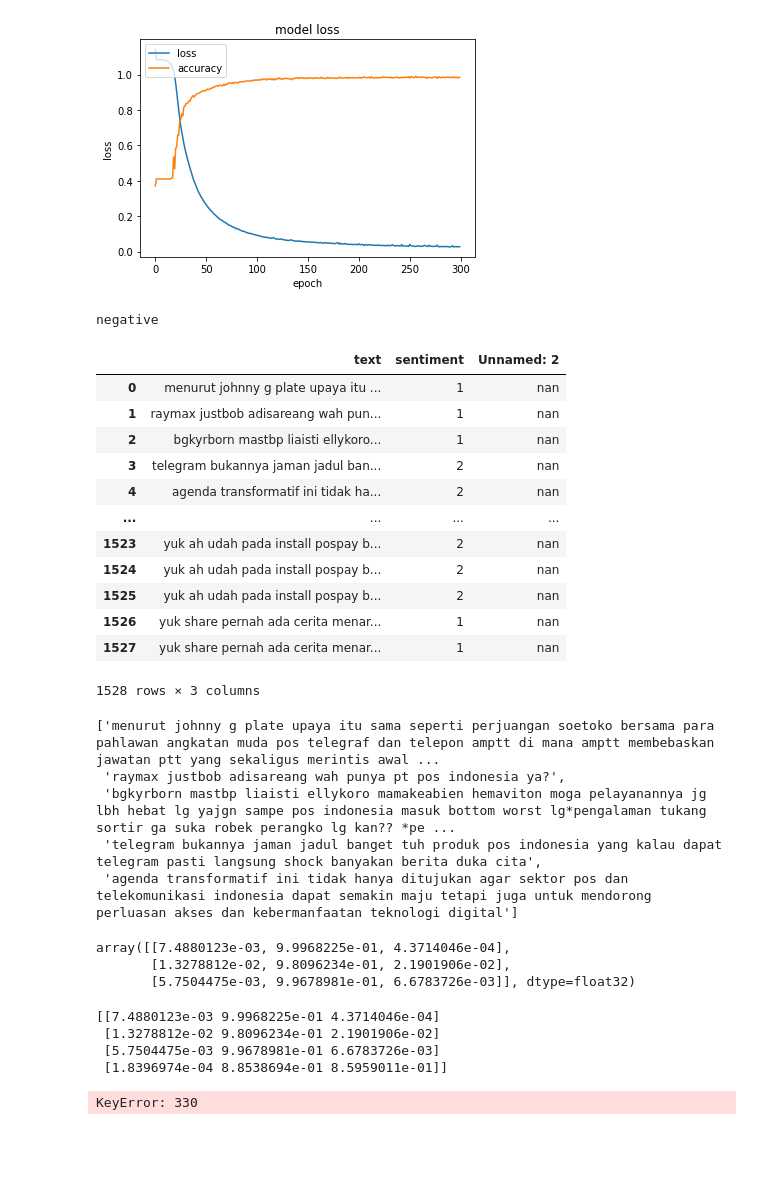
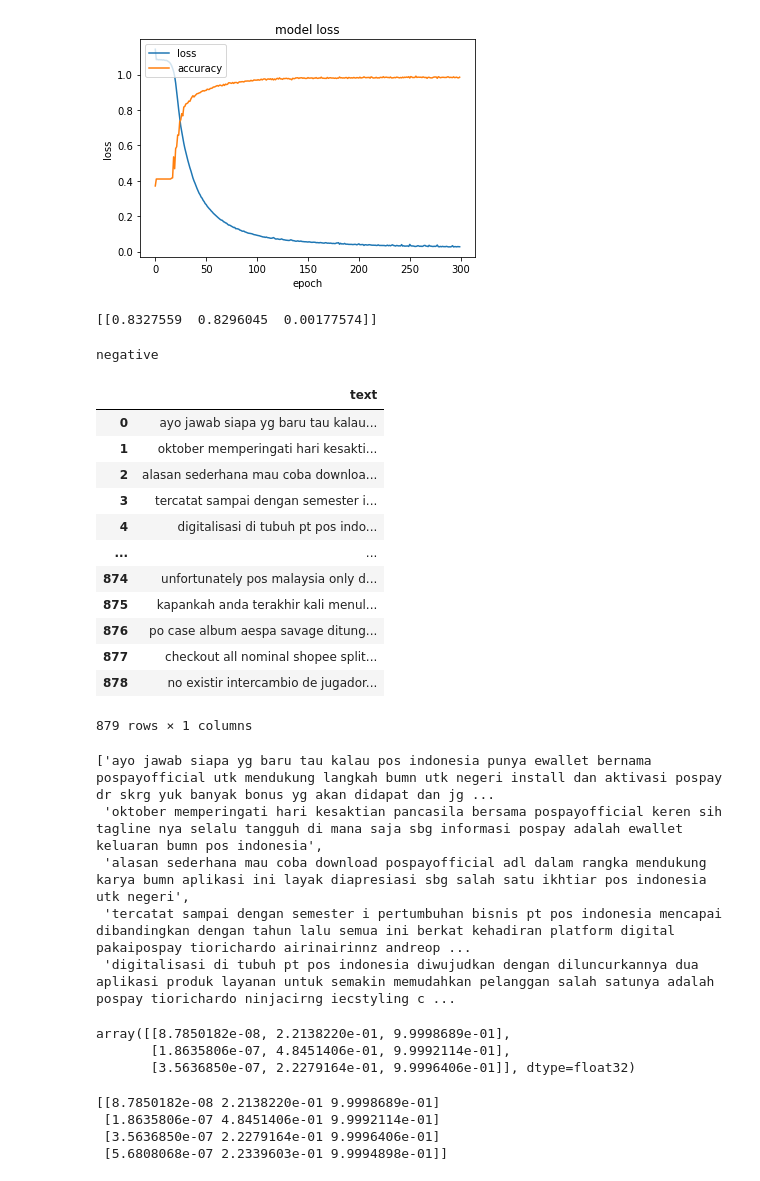
Before and after one commit to dwissaaj/DeepLearning_Sentiment_Analysis, a Jupyter notebook: DL.ipynb, the cells around one changed output. Cells and saved outputs as stored; diff of their text form; code cells hidden in the pictures; blank space fills up the shorter version.

```diff
--- a/DL.ipynb
+++ b/DL.ipynb
@@ -161,6 +161,9 @@ sentence = ["kurir pos lama"]
 sequences = tokenizer.texts_to_sequences(sentence)
 padded = pad_sequences(sequences,maxlen=max_length,padding=padding_type,truncating=trunc_type)
 predic2 = model.predict(padded)
+print(predic2)
+# %% [output]
+[[0.8327559  0.8296045  0.00177574]]
 # %%
 import numpy as np
 y_label = {0:"negative",1:"neutral",2:"positive"}
@@ -169,54 +172,53 @@ print(y_label[np.argmax(prediction)])
 # %% [output]
 negative
 # %%
-data_predict = pd.read_excel("data done 1.xlsx")
-data_predict = df.astype(str).apply(lambda x: x.str.encode('ascii', 'ignore').str.decode('ascii'))
+data_predict = pd.read_excel("data clear.xlsx")
+data_predict = data_predict.astype(str).apply(lambda x: x.str.encode('ascii', 'ignore').str.decode('ascii'))
 data_predict.head()
 data_predict = data_predict.dropna()
 data_predict.isna().sum()
 data_predict
 # %% [output]
-|  | text | sentiment | Unnamed: 2 |
-| 0 | menurut johnny g plate upaya itu ... | 1 | nan |
-| 1 | raymax justbob adisareang wah pun... | 1 | nan |
-| 2 | bgkyrborn mastbp liaisti ellykoro... | 1 | nan |
-| 3 | telegram bukannya jaman jadul ban... | 2 | nan |
-| 4 | agenda transformatif ini tidak ha... | 2 | nan |
-| ... | ... | ... | ... |
-| 1523 | yuk ah udah pada install pospay b... | 2 | nan |
-| 1524 | yuk ah udah pada install pospay b... | 2 | nan |
-| 1525 | yuk ah udah pada install pospay b... | 2 | nan |
-| 1526 | yuk share pernah ada cerita menar... | 1 | nan |
-| 1527 | yuk share pernah ada cerita menar... | 1 | nan |
+|  | text |
+| 0 | ayo jawab siapa yg baru tau kalau... |
+| 1 | oktober memperingati hari kesakti... |
+| 2 | alasan sederhana mau coba downloa... |
+| 3 | tercatat sampai dengan semester i... |
+| 4 | digitalisasi di tubuh pt pos indo... |
+| ... | ... |
+| 874 | unfortunately pos malaysia only d... |
+| 875 | kapankah anda terakhir kali menul... |
+| 876 | po case album aespa savage ditung... |
+| 877 | checkout all nominal shopee split... |
+| 878 | no existir intercambio de jugador... |
-1528 rows × 3 columns
+879 rows × 1 columns
 # %%
 data = data_predict['text'].tolist()
 data[:5]
 # %% [output]
-['menurut johnny g plate upaya itu sama seperti perjuangan soetoko bersama para pahlawan angkatan muda pos telegraf dan telepon amptt di mana amptt membebaskan jawatan ptt yang sekaligus merintis awal ...
- 'raymax justbob adisareang wah punya pt pos indonesia ya?',
- 'bgkyrborn mastbp liaisti ellykoro mamakeabien hemaviton moga pelayanannya jg lbh hebat lg yajgn sampe pos indonesia masuk bottom worst lg*pengalaman tukang sortir ga suka robek perangko lg kan?? *pe ...
- 'telegram bukannya jaman jadul banget tuh produk pos indonesia yang kalau dapat telegram pasti langsung shock banyakan berita duka cita',
- 'agenda transformatif ini tidak hanya ditujukan agar sektor pos dan telekomunikasi indonesia dapat semakin maju tetapi juga untuk mendorong perluasan akses dan kebermanfaatan teknologi digital']
+['ayo jawab siapa yg baru tau kalau pos indonesia punya ewallet bernama pospayofficial utk mendukung langkah bumn utk negeri install dan aktivasi pospay dr skrg yuk banyak bonus yg akan didapat dan jg ...
+ 'oktober memperingati hari kesaktian pancasila bersama pospayofficial keren sih tagline nya selalu tangguh di mana saja sbg informasi pospay adalah ewallet keluaran bumn pos indonesia',
+ 'alasan sederhana mau coba download pospayofficial adl dalam rangka mendukung karya bumn aplikasi ini layak diapresiasi sbg salah satu ikhtiar pos indonesia utk negeri',
+ 'tercatat sampai dengan semester i pertumbuhan bisnis pt pos indonesia mencapai dibandingkan dengan tahun lalu semua ini berkat kehadiran platform digital pakaipospay tiorichardo airinairinnz andreop ...
+ 'digitalisasi di tubuh pt pos indonesia diwujudkan dengan diluncurkannya dua aplikasi produk layanan untuk semakin memudahkan pelanggan salah satunya adalah pospay tiorichardo ninjacirng iecstyling c ...
 # %%
 sequences_pred = tokenizer.texts_to_sequences(data)
 padded_pred = pad_sequences(sequences_pred,maxlen=max_length,padding=padding_type,truncating=trunc_type)
 input_prediction = model.predict(padded_pred)
 input_prediction[:3]
 # %% [output]
-array([[7.4880123e-03, 9.9968225e-01, 4.3714046e-04],
-       [1.3278812e-02, 9.8096234e-01, 2.1901906e-02],
-       [5.7504475e-03, 9.9678981e-01, 6.6783726e-03]], dtype=float32)
+array([[8.7850182e-08, 2.2138220e-01, 9.9998689e-01],
+       [1.8635806e-07, 4.8451406e-01, 9.9992114e-01],
+       [3.5636850e-07, 2.2279164e-01, 9.9996406e-01]], dtype=float32)
 # %%
 y_label = {0:"negative",1:"neutral",2:"positive"}
 pred_res = np.array(input_prediction)
 print(pred_res[:4])
 # %% [output]
-[[7.4880123e-03 9.9968225e-01 4.3714046e-04]
- [1.3278812e-02 9.8096234e-01 2.1901906e-02]
- [5.7504475e-03 9.9678981e-01 6.6783726e-03]
- [1.8396974e-04 8.8538694e-01 8.5959011e-01]]
+[[8.7850182e-08 2.2138220e-01 9.9998689e-01]
+ [1.8635806e-07 4.8451406e-01 9.9992114e-01]
+ [3.5636850e-07 2.2279164e-01 9.9996406e-01]
+ [5.6808068e-07 2.2339603e-01 9.9994898e-01]]
-KeyError: 330
 # %%
 sentimen = []
 for x in pred_res:
```
Also changed, not shown: parts of 3 cells of this notebook, 8 other files.
